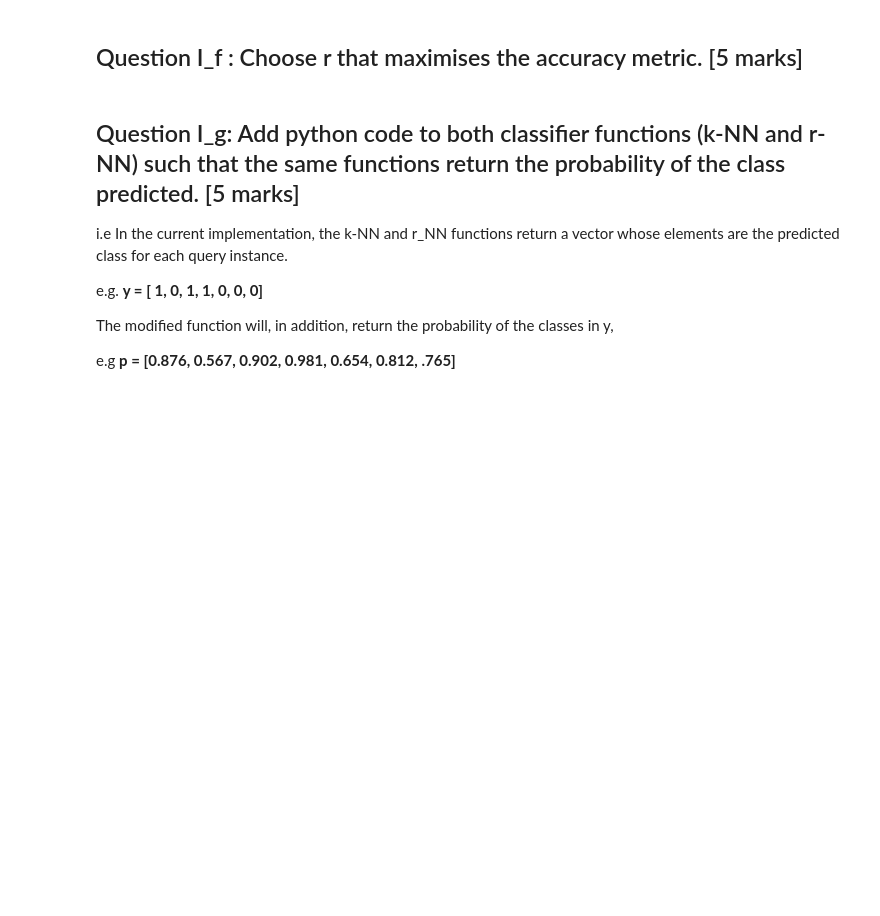
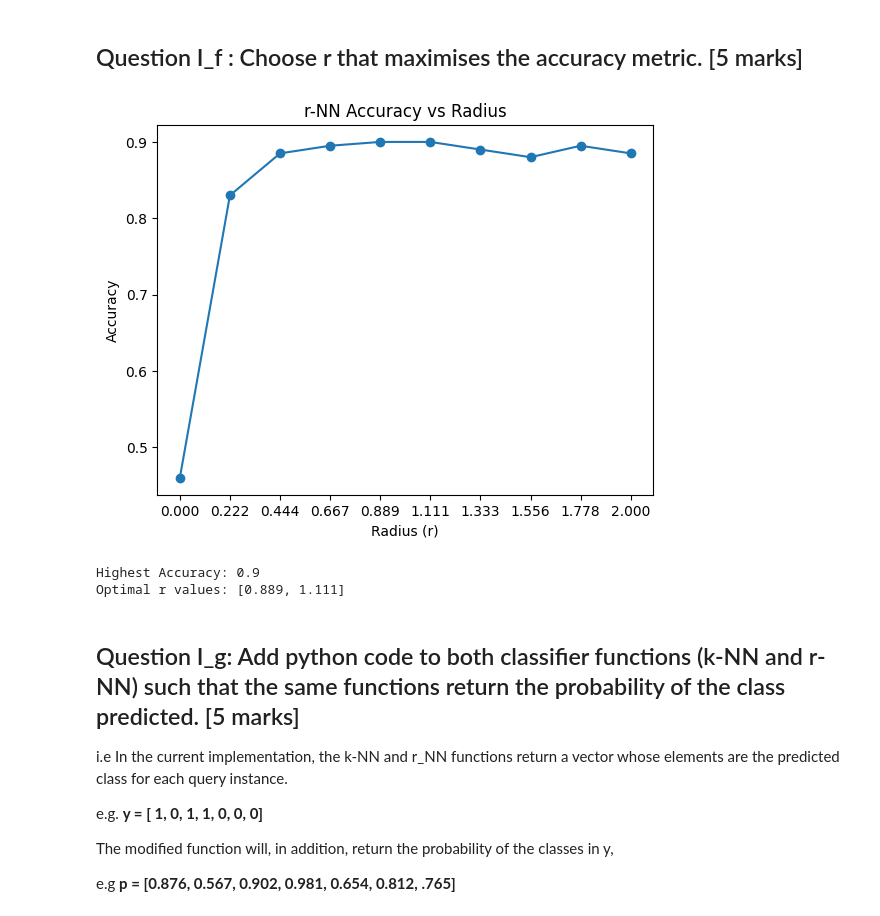
Before and after one commit to davgal27/ML-Algorithms, a Jupyter notebook: distance-based-learning/CCE2502_DBL_Assignment-2025-2026.ipynb, the cells around one changed output. Drawn from its saved outputs; the diff is of its cells as text; code cells hidden in the pictures; blank space fills up the shorter version.

Commit message:
optimal r

```diff
--- a/distance-based-learning/CCE2502_DBL_Assignment-2025-2026.ipynb
+++ b/distance-based-learning/CCE2502_DBL_Assignment-2025-2026.ipynb
@@ -286,15 +286,15 @@ def calc_accuracy(y_actual, y_predict):
 #Define list of k
 k_vals = [k for k in range(1, 22, 2)]
 
-acc_vals = []
+acc_vals_k = []
 
 for current_k in k_vals:
     predictions = predict_kNN_euclidian(current_k, X_train, y_train, X_test) # predict labels of X test set
     acc = calc_accuracy(y_test, predictions) # compare predictions with the actuals from test set
-    acc_vals.append(acc)
+    acc_vals_k.append(acc)
 
 plt.figure()
-plt.plot(k_vals, acc_vals, marker='o')
+plt.plot(k_vals, acc_vals_k, marker='o')
 plt.xlabel("Number of Neighbours (k)")
 plt.ylabel("Accuracy")
 plt.title("k-NN Accuracy for k in range [1,3,5,...,19,21]")
@@ -302,12 +302,12 @@ plt.xticks(k_vals) # showing only values tested
 plt.show()
 
 # Find the highest accuracy
-top_acc = max(acc_vals)
+top_acc_k = max(acc_vals_k)
 
 # Find all k values that achieve this accuracy
-top_ks = [k_vals[i] for i, acc in enumerate(acc_vals) if acc == top_acc]
+top_ks = [k_vals[i] for i, acc in enumerate(acc_vals_k) if acc == top_acc_k]
 
-print("Highest Accuracy:", top_acc)
+print("Highest Accuracy:", top_acc_k)
 print("Optimal k values:", top_ks)
 # %% [output]
 [figure]
@@ -363,6 +363,37 @@ def predict_kNN_radius(r, X_train, y_train, X_query):
 ## Question I_f : Choose r that maximises the accuracy metric. [5 marks]
 # %%
 # add your code here
+X_train, y_train, X_test, y_test = partition_dataset(X, y, s = 0.8, shuffle = True, rng_seed =0)
+
+#Define list of r
+r_vals = np.linspace(0, 2, 10)
+acc_vals_r = []
+
+for current_r in r_vals:
+    predictions = predict_kNN_radius(current_r, X_train, y_train, X_test) # predict labels of X test set
+    acc = calc_accuracy(y_test, predictions) # compare predictions with the actuals from test set
+    acc_vals_r.append(acc)
+
+plt.figure()
+plt.plot(r_vals, acc_vals_r, marker='o')
+plt.xlabel("Radius (r)")
+plt.ylabel("Accuracy")
+plt.title("r-NN Accuracy vs Radius")
+plt.xticks(r_vals) # showing only values tested
+plt.show()
+
+# Find the highest accuracy
+top_acc_r = max(acc_vals_r)
+
+# Find all k values that achieve this accuracy
+top_rs = [r_vals[i] for i, acc in enumerate(acc_vals_r) if acc == top_acc_r]
+
+print("Highest Accuracy:", float(top_acc_r))
+print("Optimal r values:", [round(float(r), 3) for r in top_rs])
+# %% [output]
+[figure, added]
+Highest Accuracy: 0.9
+Optimal r values: [0.889, 1.111]
 # %% [markdown]
 ## Question I_g: Add python code to both classifier functions (k-NN and r-NN)  such that the same functions return the probability of the class predicted. [5 marks]
 
```
